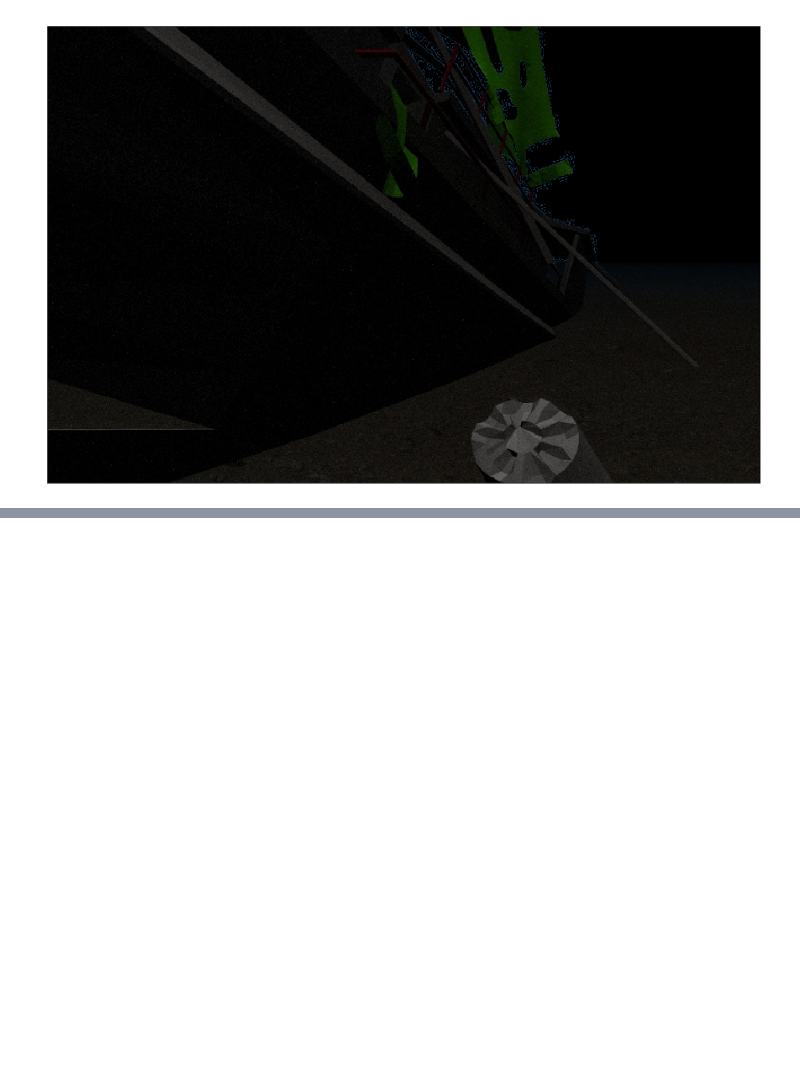
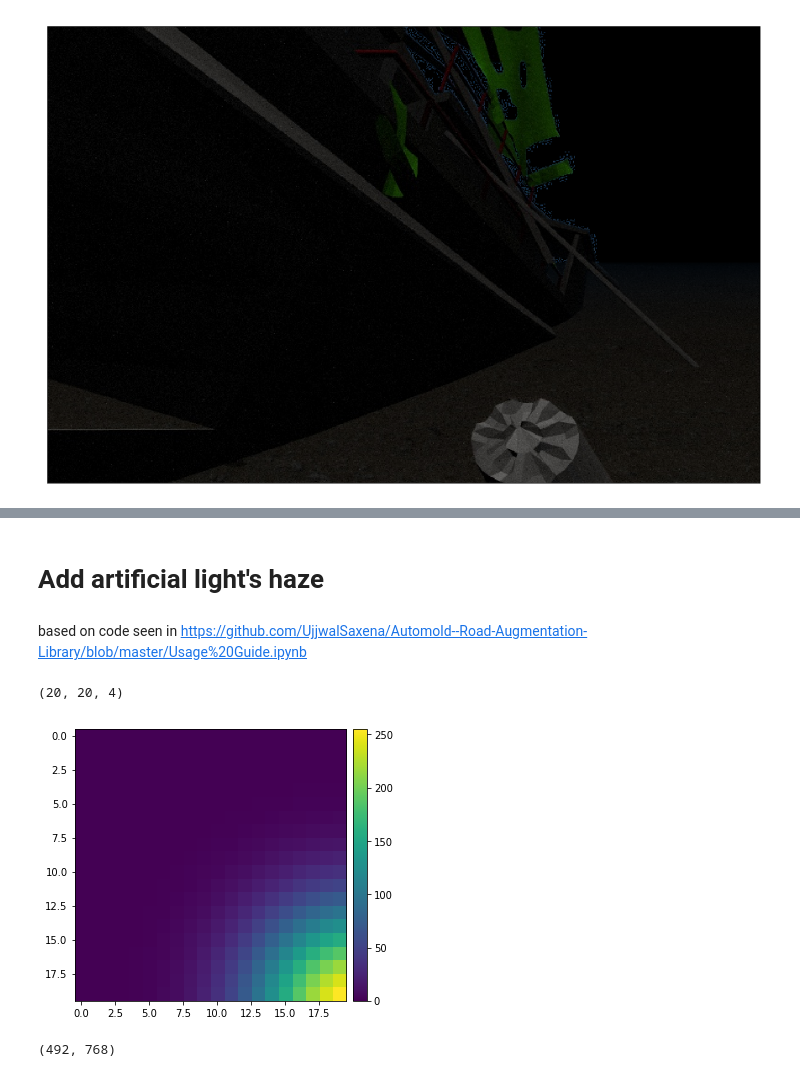
Before and after one commit to olayasturias/uw_img_sim, a Jupyter notebook: nodes/Demo.ipynb, the cells around one changed output, grey strips where cells are left out. Drawn from its saved outputs; the diff is of its cells as text; code cells hidden in the pictures; blank space fills up the shorter version.

Commit message:
added light flare option

```diff
--- a/nodes/Demo.ipynb
+++ b/nodes/Demo.ipynb
@@ -480,0 +436,4 @@ maskd = [np.uint8(maskE[i]*np.exp(-0.05*bins[i]))
+# %% [markdown]
+# Add artificial light's haze
+# %% [markdown]
+based on code seen in https://github.com/UjjwalSaxena/Automold--Road-Augmentation-Library/blob/master/Usage%20Guide.ipynb
@@ -480,0 +590,46 @@ maskd = [np.uint8(maskE[i]*np.exp(-0.05*bins[i]))
+# %%
+def gaussian_flare(shape = (10,10), size_y=None, center = (0,0), radius = 5, rgb = (255,255,255)):
+    size = int(shape[0]/2)
+    size_y=int(shape[1]/2)
+    sigma = radius
+
+    # generate rgb array with light color
+    rgbimg = np.ones((shape[0],shape[1],1),dtype = np.uint8)
+
+    # generate the alpha channel
+    x, y = np.mgrid[-size:size, -size_y:size_y]
+    x = x - center[0]
+    y = y - center[1]
+
+    g = np.exp(-(x**2/float(2*sigma**2)+y**2/float(2*sigma**2)))
+    g = g / g.sum()
+    alpha_channel = np.interp(g, (g.min(), g.max()), (0, 255)).astype(np.uint8)
+
+
+    return cv2.merge((rgbimg*rgb[0], rgbimg*rgb[1],rgbimg*rgb[2], alpha_channel))
+
+# Make the Gaussian by calling the function
+gaussian_kernel_array = gaussian_flare(shape = (20,20), center = (10,10))
+print(gaussian_kernel_array.shape)
+
+im = plt.imshow(gaussian_kernel_array[:,:,3], interpolation='nearest')
+add_colorbar(im)
+plt.rcParams['figure.figsize'] = [10, 5]
+plt.show()
+# %% [output]
+(20, 20, 4)
+[figure, added]
+# %%
+def flare_source(image, point,radius,src_color):
+    overlay= image.copy()
+    output= image.copy()
+    num_times=radius//10
+    alpha= np.linspace(0.0,1,num= num_times)
+    rad= np.linspace(1,radius, num=num_times)
+    for i in range(num_times):
+        cv2.circle(overlay,point, int(rad[i]), src_color, -1)
+        alp=alpha[num_times-i-1]*alpha[num_times-i-1]*alpha[num_times-i-1]
+        cv2.addWeighted(overlay, alp, output, 1 -alp ,0, output)
+    return output
+# %% [output]
+(492, 768)
```
Also changed, not shown: parts of 18 cells of this notebook.
